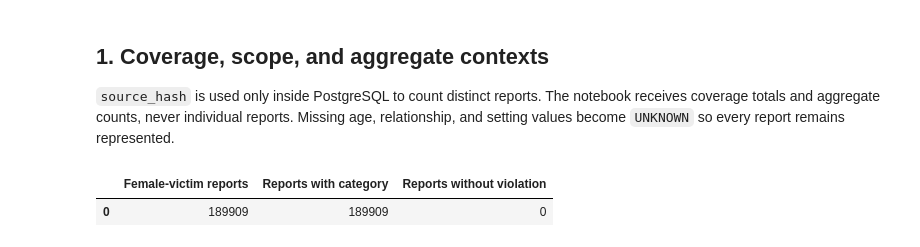
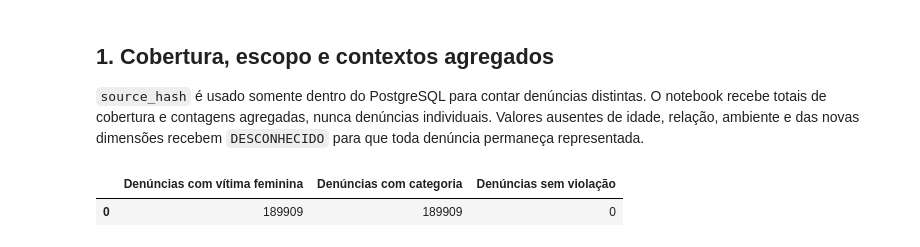
Before and after one commit to rckbrcls/data-mining, a Jupyter notebook: notebooks/01_damicore_abuse_categories.ipynb, the cells around one changed output. Cells and saved outputs as stored; diff of their text form; code cells hidden in the pictures.

```diff
--- a/notebooks/01_damicore_abuse_categories.ipynb
+++ b/notebooks/01_damicore_abuse_categories.ipynb
@@ -52,9 +52,9 @@ RESULTS_DIR = ARTIFACT_DIR / "results"
 CORPUS_DIR.mkdir(parents=True, exist_ok=True)
 RESULTS_DIR.mkdir(parents=True, exist_ok=True)
 # %% [markdown]
-## 1. Coverage, scope, and aggregate contexts
+## 1. Cobertura, escopo e contextos agregados
 
-`source_hash` is used only inside PostgreSQL to count distinct reports. The notebook receives coverage totals and aggregate counts, never individual reports. Missing age, relationship, and setting values become `UNKNOWN` so every report remains represented.
+`source_hash` é usado somente dentro do PostgreSQL para contar denúncias distintas. O notebook recebe totais de cobertura e contagens agregadas, nunca denúncias individuais. Valores ausentes de idade, relação, ambiente e das novas dimensões recebem `DESCONHECIDO` para que toda denúncia permaneça representada.
 # %%
 category_sql = '''
 nullif(concat_ws(' > ',
@@ -84,27 +84,59 @@ WITH report_values AS (
     SELECT DISTINCT
         source_hash,
         {category_sql} AS category,
-        coalesce(victim_age_group, 'UNKNOWN') AS age_group,
-        coalesce(victim_suspect_relationship, 'UNKNOWN') AS relationship,
-        coalesce(violation_setting, 'UNKNOWN') AS setting,
-        to_char(date_trunc('month', registered_at), 'YYYY-MM') AS month
+        coalesce(victim_age_group, 'DESCONHECIDO') AS age_group,
+        coalesce(victim_suspect_relationship, 'DESCONHECIDO') AS relationship,
+        coalesce(violation_setting, 'DESCONHECIDO') AS setting,
+        to_char(date_trunc('month', registered_at), 'YYYY-MM') AS month,
+        coalesce(service_channel, 'DESCONHECIDO') AS service_channel,
+        coalesce(reporter_type, 'DESCONHECIDO') AS reporter_type,
+        coalesce(frequency, 'DESCONHECIDO') AS frequency,
+        coalesce(emergency_status, 'DESCONHECIDO') AS emergency_status,
+        coalesce(vulnerable_group, 'DESCONHECIDO') AS vulnerable_group,
+        coalesce(victim_disability, 'DESCONHECIDO') AS victim_disability,
+        coalesce(suspect_gender, 'DESCONHECIDO') AS suspect_gender,
+        coalesce(suspect_legal_nature, 'DESCONHECIDO') AS suspect_legal_nature
     FROM public.disque100_reports
     WHERE registered_at >= %s AND registered_at < %s
       AND victim_gender = %s
 ), contexts AS (
-    SELECT category, source_hash, 'report'::text AS dimension, 'ALL'::text AS value
+    SELECT category, source_hash, 'denuncia'::text AS dimension, 'TODAS'::text AS value
     FROM report_values WHERE category IS NOT NULL
     UNION ALL
-    SELECT category, source_hash, 'age_group', age_group
+    SELECT category, source_hash, 'faixa_etaria', age_group
     FROM report_values WHERE category IS NOT NULL
     UNION ALL
-    SELECT category, source_hash, 'relationship', relationship
+    SELECT category, source_hash, 'relacao_vitima_suspeito', relationship
     FROM report_values WHERE category IS NOT NULL
     UNION ALL
-    SELECT category, source_hash, 'setting', setting
+    SELECT category, source_hash, 'ambiente', setting
     FROM report_values WHERE category IS NOT NULL
     UNION ALL
-    SELECT category, source_hash, 'month', month
+    SELECT category, source_hash, 'mes', month
+    FROM report_values WHERE category IS NOT NULL
+    UNION ALL
+    SELECT category, source_hash, 'canal_atendimento', service_channel
+    FROM report_values WHERE category IS NOT NULL
+    UNION ALL
+    SELECT category, source_hash, 'tipo_denunciante', reporter_type
+    FROM report_values WHERE category IS NOT NULL
+    UNION ALL
+    SELECT category, source_hash, 'frequencia', frequency
+    FROM report_values WHERE category IS NOT NULL
+    UNION ALL
+    SELECT category, source_hash, 'situacao_emergencia', emergency_status
+    FROM report_values WHERE category IS NOT NULL
+    UNION ALL
+    SELECT category, source_hash, 'grupo_vulneravel', vulnerable_group
+    FROM report_values WHERE category IS NOT NULL
+    UNION ALL
+    SELECT category, source_hash, 'deficiencia_vitima', victim_disability
+    FROM report_values WHERE category IS NOT NULL
+    UNION ALL
+    SELECT category, source_hash, 'genero_suspeito', suspect_gender
+    FROM report_values WHERE category IS NOT NULL
+    UNION ALL
+    SELECT category, source_hash, 'natureza_juridica_suspeito', suspect_legal_nature
     FROM report_values WHERE category IS NOT NULL
 )
 SELECT category, dimension, value, count(DISTINCT source_hash) AS report_count
@@ -116,44 +148,44 @@ ORDER BY category, dimension, value
 parameters = (START_DATE, END_DATE, VICTIM_GENDER)
 with psycopg.connect(DATABASE_URL) as connection:
     with connection.cursor() as cursor:
         cursor.execute(coverage_query, parameters)
         coverage = pd.DataFrame(cursor.fetchall(), columns=[column.name for column in cursor.description])
         cursor.execute(context_query, parameters)
         context_counts = pd.DataFrame(cursor.fetchall(), columns=[column.name for column in cursor.description])
 
 display(coverage.rename(columns={
-    "female_reports": "Female-victim reports",
-    "reports_with_category": "Reports with category",
-    "reports_without_violation": "Reports without violation",
+    "female_reports": "Denúncias com vítima feminina",
+    "reports_with_category": "Denúncias com categoria",
+    "reports_without_violation": "Denúncias sem violação",
 }))
 category_support = (
-    context_counts.loc[context_counts["dimension"] == "report", ["category", "report_count"]]
+    context_counts.loc[context_counts["dimension"] == "denuncia", ["category", "report_count"]]
     .rename(columns={"report_count": "category_report_count"})
     .sort_values("category")
 )
 
 scope_mask = (
     category_support["category"].str.startswith(("INTEGRIDADE", "VIDA", "VIOLÊNCIA INSTITUCIONAL"))
     | category_support["category"].eq("LIBERDADE > SEXUAL")
     | category_support["category"].str.contains(
         "VIOLÊNCIA POLITÍCA DE GÊNERO E CONTRA AS MULHERES", regex=False
     )
 )
-category_support["status"] = "included"
-category_support.loc[~scope_mask, "status"] = "outside operational scope"
+category_support["status"] = "incluída"
+category_support.loc[~scope_mask, "status"] = "fora do escopo operacional"
 category_support.loc[
     scope_mask & (category_support["category_report_count"] < MIN_REPORT_COUNT), "status"
-] = "below minimum support"
+] = "abaixo do suporte mínimo"
 
-included_support = category_support.loc[category_support["status"] == "included"].copy()
-excluded_categories = category_support.loc[category_support["status"] != "included"].copy()
+included_support = category_support.loc[category_support["status"] == "incluída"].copy()
+excluded_categories = category_support.loc[category_support["status"] != "incluída"].copy()
 included_categories = included_support["category"].tolist()
 
-print(f"Source categories: {len(category_support)}")
-print(f"Categories included in DAMICORE: {len(included_support)}")
-print(f"Minimum support: {MIN_REPORT_COUNT} distinct reports")
+print(f"Categorias da fonte: {len(category_support)}")
+print(f"Categorias incluídas no DAMICORE: {len(included_support)}")
+print(f"Suporte mínimo: {MIN_REPORT_COUNT} denúncias distintas")
 display(included_support)
 display(excluded_categories)
 # %% [output]
-|  | Female-victim reports | Reports with category | Reports without violation |
+|  | Denúncias com vítima feminina | Denúncias com categoria | Denúncias sem violação |
 | 0 | 189909 | 189909 | 0 |
```
Also changed, not shown: parts of 16 cells of this notebook, 7 other files.
